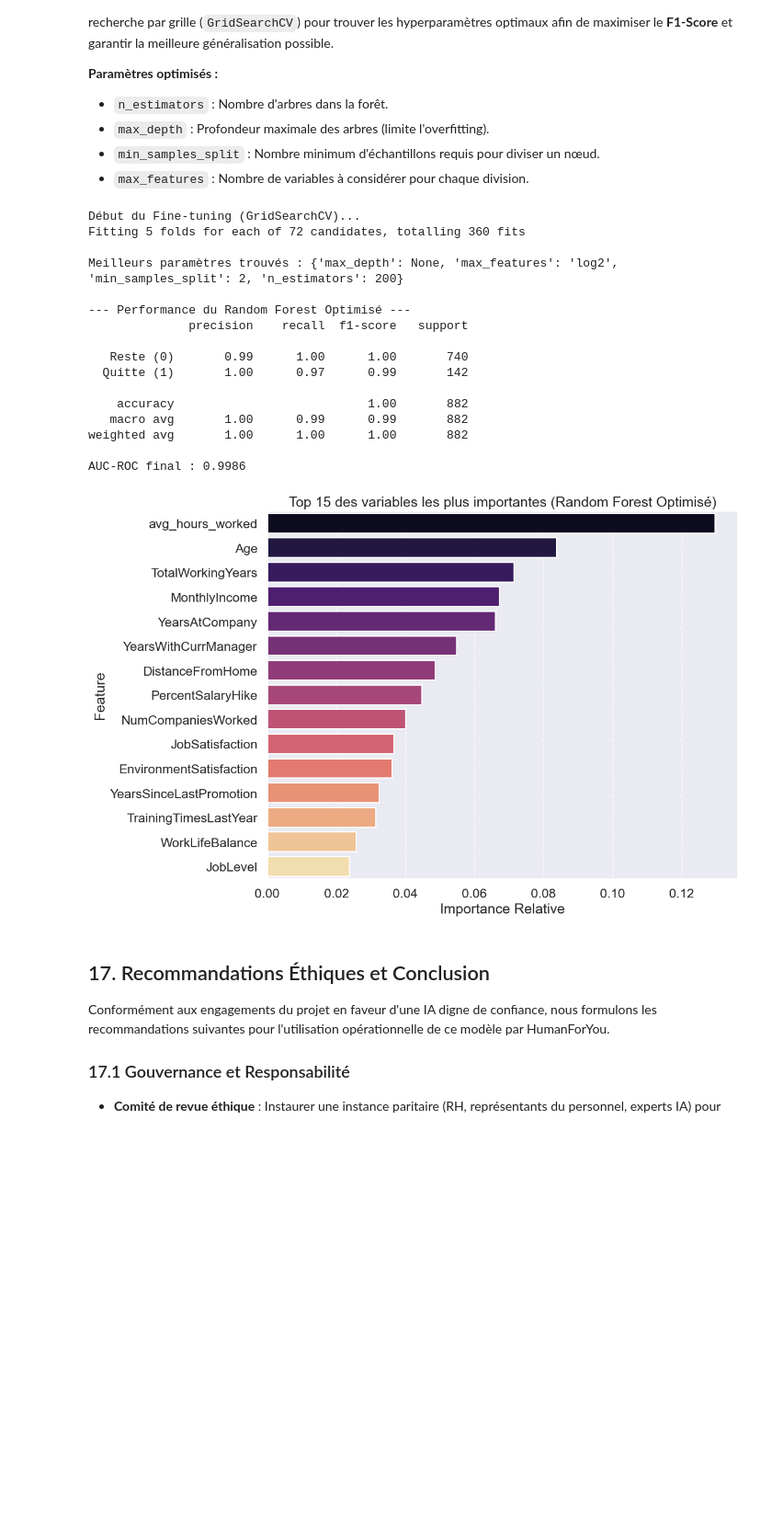
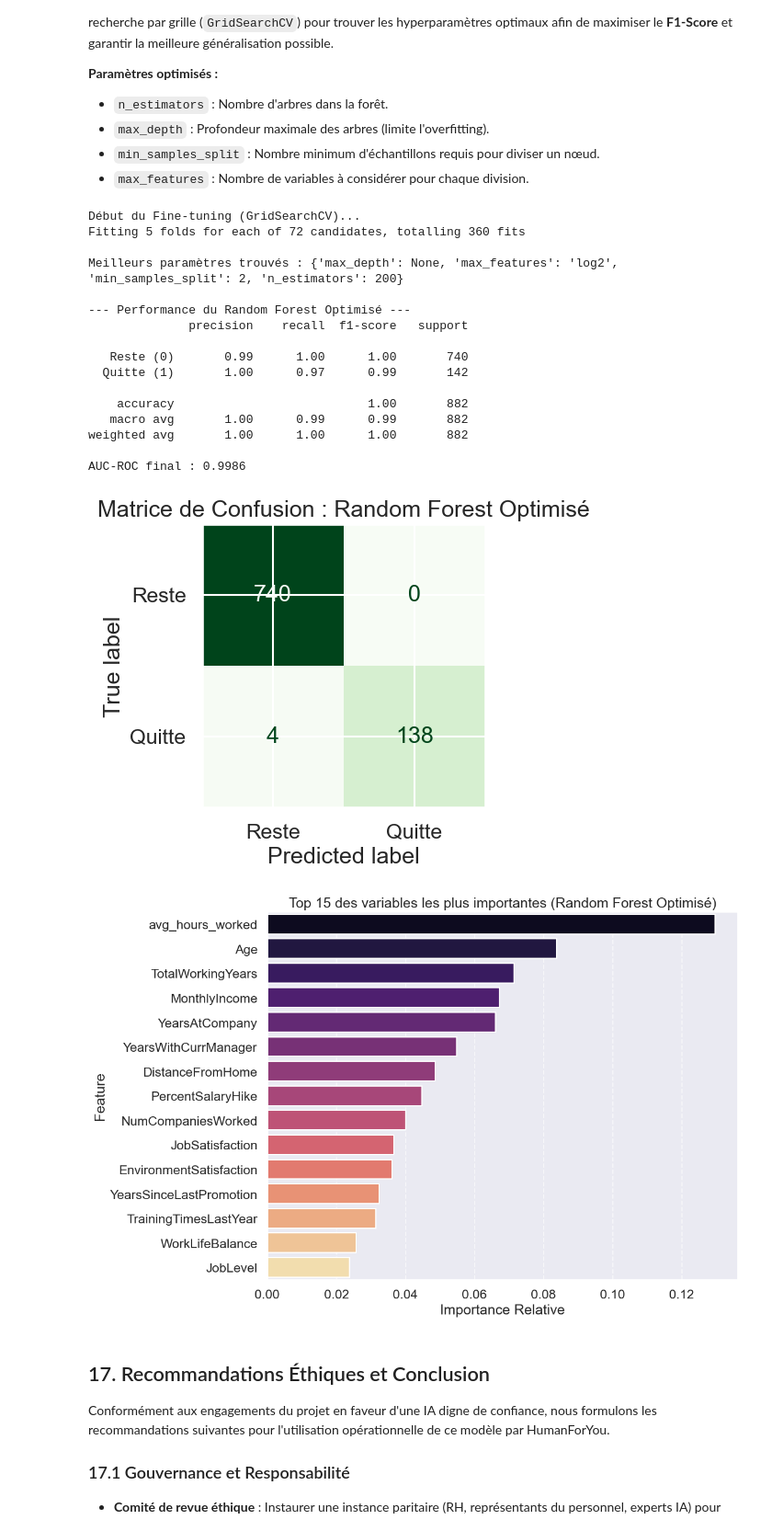
Before and after one commit to Raikuji/Cesi_Machine_Learning, a Jupyter notebook: projet_ia.ipynb, the cells around one changed output. Shown at 92% size. Drawn from its saved outputs; the diff is of its cells as text; code cells hidden in the pictures; blank space fills up the shorter version.

Commit message:
add confusion matrix

```diff
--- a/projet_ia.ipynb
+++ b/projet_ia.ipynb
@@ -1007,6 +1007,15 @@ for name, model in models.items():
     print(f"  F1 CV    : {cv_f1_mean:.3f}")
     print(f"  F1 Test  : {test_f1:.3f}")
     print(f"  Écart    : {overfit_gap:.3f}")
+
+    # Affichage de la matrice de confusion
+    fig, ax = plt.subplots(figsize=(5, 4))
+    ConfusionMatrixDisplay.from_predictions(y_test, y_test_pred,
+                                            display_labels=['Reste', 'Quitte'],
+                                            cmap='Blues', ax=ax, colorbar=False)
+    ax.set_title(f'Matrice de Confusion : {name}')
+    plt.show()
+
     print("-" * 30)
 
 # Comparaison visuelle de l'overfitting
@@ -1094,36 +1123,45 @@ print("\n--- Performance du Random Forest Optimisé ---")
 print(classification_report(y_test, y_pred_tuned, target_names=['Reste (0)', 'Quitte (1)']))
 print(f"AUC-ROC final : {roc_auc_score(y_test, y_prob_tuned):.4f}")
 
+# Matrice de confusion pour le modèle optimisé
+fig, ax = plt.subplots(figsize=(5, 4))
+ConfusionMatrixDisplay.from_predictions(y_test, y_pred_tuned,
+                                        display_labels=['Reste', 'Quitte'],
+                                        cmap='Greens', ax=ax, colorbar=False)
+ax.set_title('Matrice de Confusion : Random Forest Optimisé')
+plt.show()
+
 # --- 4. Importance des variables (Feature Importance) ---
 importances = best_rf.feature_importances_
 feature_names = X_train.columns
 feature_importance_df = pd.DataFrame({'Feature': feature_names, 'Importance': importances}).sort_values(by='Importance', ascending=False)
 
 plt.figure(figsize=(12, 8))
 sns.barplot(x='Importance', y='Feature', data=feature_importance_df.head(15), palette='magma')
 plt.title('Top 15 des variables les plus importantes (Random Forest Optimisé)')
 plt.xlabel('Importance Relative')
 plt.grid(axis='x', linestyle='--', alpha=0.6)
 plt.tight_layout()
 plt.show()
 # %% [output]
 Début du Fine-tuning (GridSearchCV)...
 Fitting 5 folds for each of 72 candidates, totalling 360 fits
 
 Meilleurs paramètres trouvés : {'max_depth': None, 'max_features': 'log2', 'min_samples_split': 2, 'n_estimators': 200}
 
 --- Performance du Random Forest Optimisé ---
               precision    recall  f1-score   support
 
    Reste (0)       0.99      1.00      1.00       740
   Quitte (1)       1.00      0.97      0.99       142
 
     accuracy                           1.00       882
    macro avg       1.00      0.99      0.99       882
 weighted avg       1.00      1.00      1.00       882
 
 AUC-ROC final : 0.9986
-[figure, old version]
+[figure, new version]
+[figure, added]
 # %% [markdown]
 ## 17. Recommandations Éthiques et Conclusion
 
```
Also changed, not shown: parts of 1 cell of this notebook.
